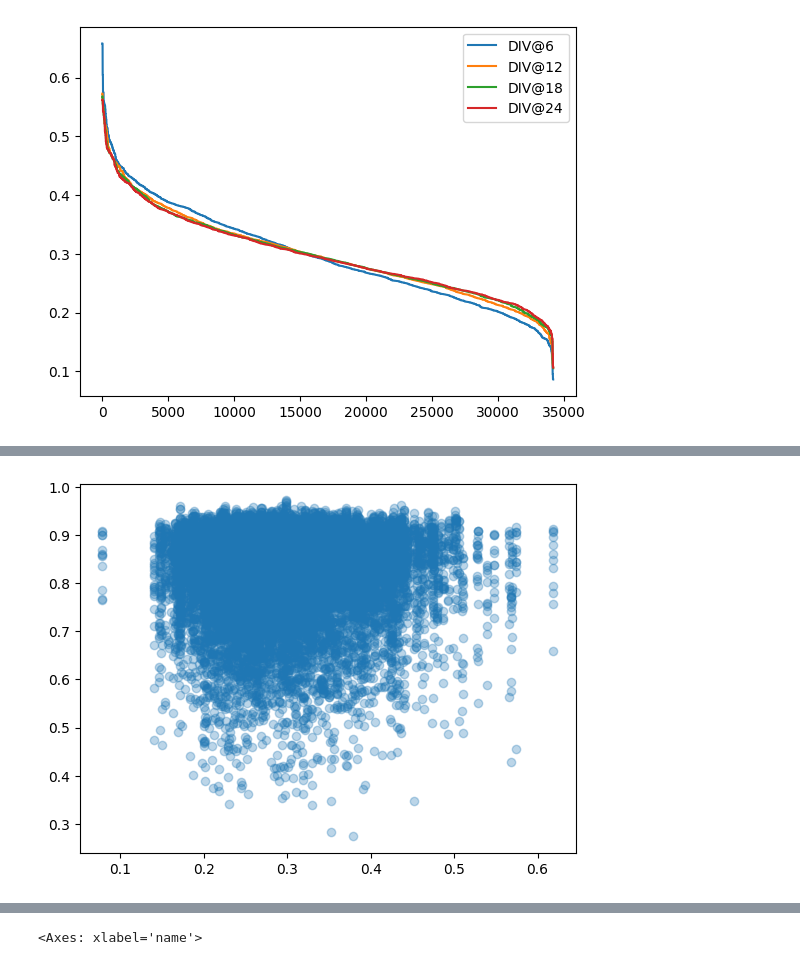
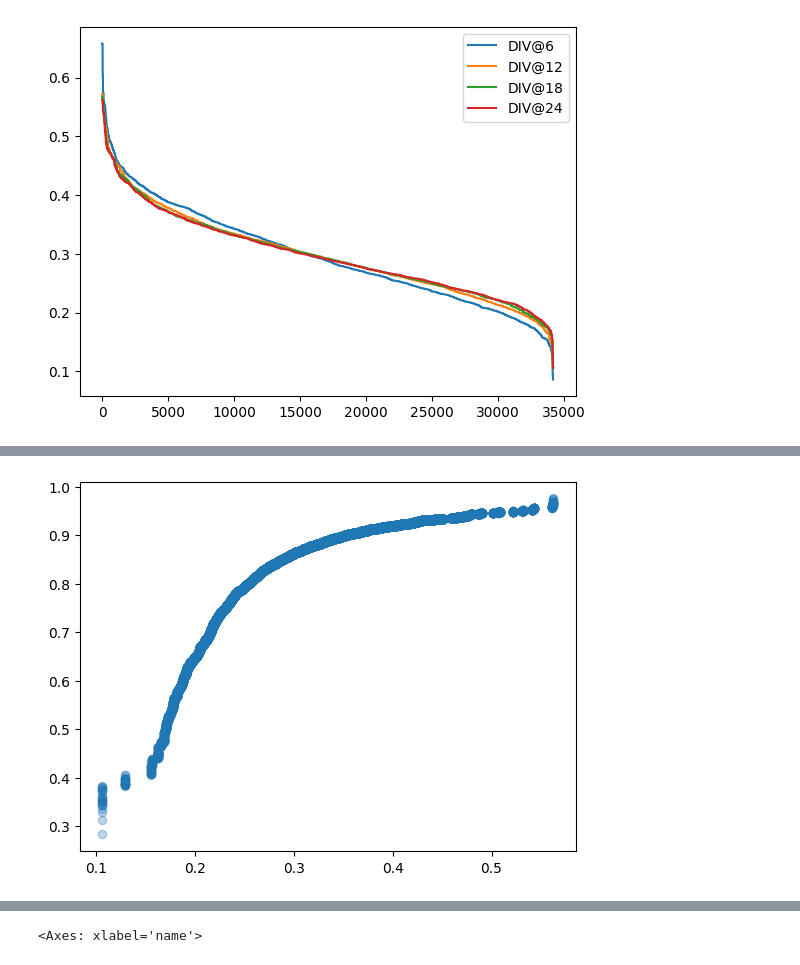
Before and after one commit to dmarx/whats-in-a-name, a Jupyter notebook: gpt-diversity-sample.ipynb, the cells around one changed output, grey strips where cells are left out. Cells and saved outputs as stored; diff of their text form; code cells hidden in the pictures.

Commit message:
updated analysis for increased image count

```diff
--- a/gpt-diversity-sample.ipynb
+++ b/gpt-diversity-sample.ipynb
@@ -387,8 +393,9 @@ plt.show()
 # %%
-plt.scatter(df_clip['DIV@12'], df_clip['similarity@12'], alpha=0.3)
+#plt.scatter(df_clip['DIV@12'], df_clip['similarity@12'], alpha=0.3)
+plt.scatter(df_clip['DIV@24'], df_clip['similarity@24'], alpha=0.3)
 plt.show()
 # %% [output]
-[figure, old version]
+[figure, new version]
 # %%
 #q_div = 1 - df_clip['DIV@12'].rank() / len(df_clip)
 #q_sim = df_clip['similarity@12'].rank() / len(df_clip)
```
Also changed, not shown: parts of 19 cells of this notebook, 4 other files.
